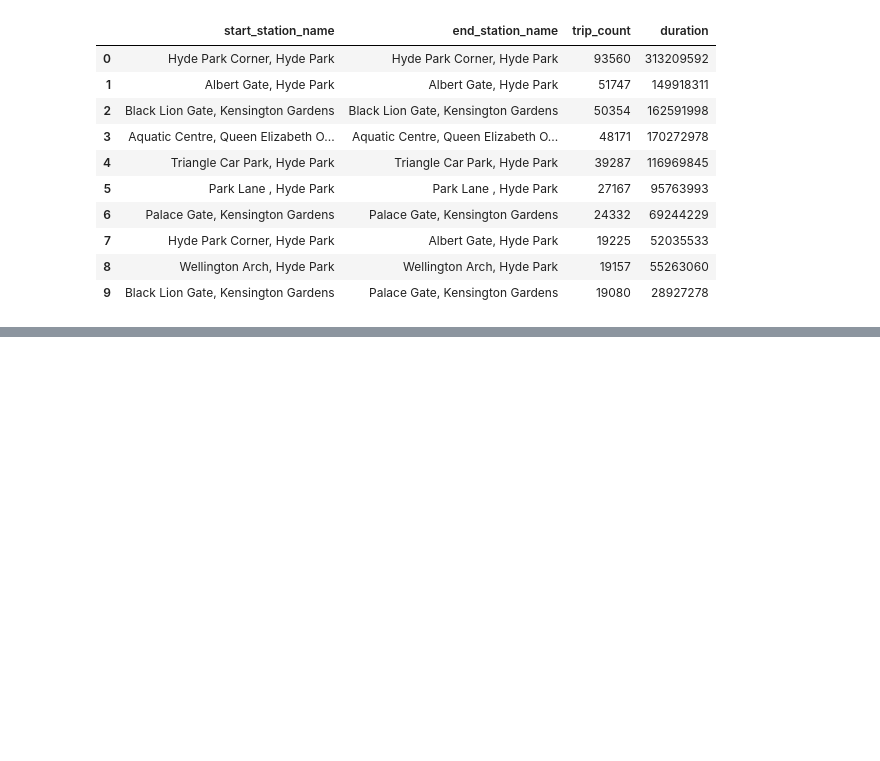
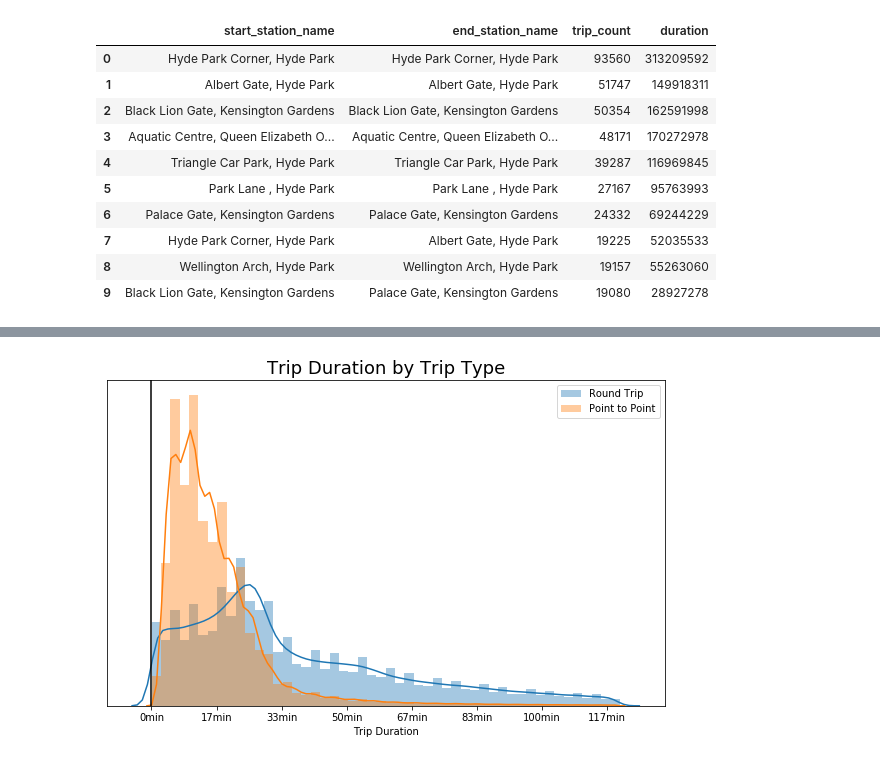
Before and after one commit to DanteLore/tfl-cycles, a Jupyter notebook: trip-analysis.ipynb, the cells around one changed output, grey strips where cells are left out. Drawn from its saved outputs; the diff is of its cells as text; code cells hidden in the pictures; blank space fills up the shorter version.

```diff
--- a/trip-analysis.ipynb
+++ b/trip-analysis.ipynb
@@ -177,0 +186,29 @@ plt.show()
+# %%
+trips.createOrReplaceTempView("trips")
+round_trip_durations = (
+    spark.sql("""select duration from trips where trip_type == 'Round Trip' and duration < 7200""")
+).toPandas()
+
+p2p_trip_durations = (
+    spark.sql("""select duration from trips where trip_type != 'Round Trip' and duration < 7200""")
+).toPandas()
+
+def format_number_for_axis(value, tick_number):
+    return "{0:0.0f}min".format(value / 60)
+
+plt.subplots(figsize=(10, 6))
+
+ax = sns.distplot(round_trip_durations['duration'], label='Round Trip')
+sns.distplot(p2p_trip_durations['duration'], ax=ax, label='Point to Point')
+
+ax.xaxis.set_major_formatter(plt.FuncFormatter(format_number_for_axis))
+ax.yaxis.set_visible(False)
+
+plt.title("Trip Duration by Trip Type", fontsize=18)
+plt.legend(loc='upper right')
+plt.axvline(0, color='black')
+plt.xlabel("Trip Duration")
+plt.ylabel("Number of Trips")
+plt.show()
+# %% [output]
+[figure, added]
```
Also changed, not shown: parts of 4 cells of this notebook.
